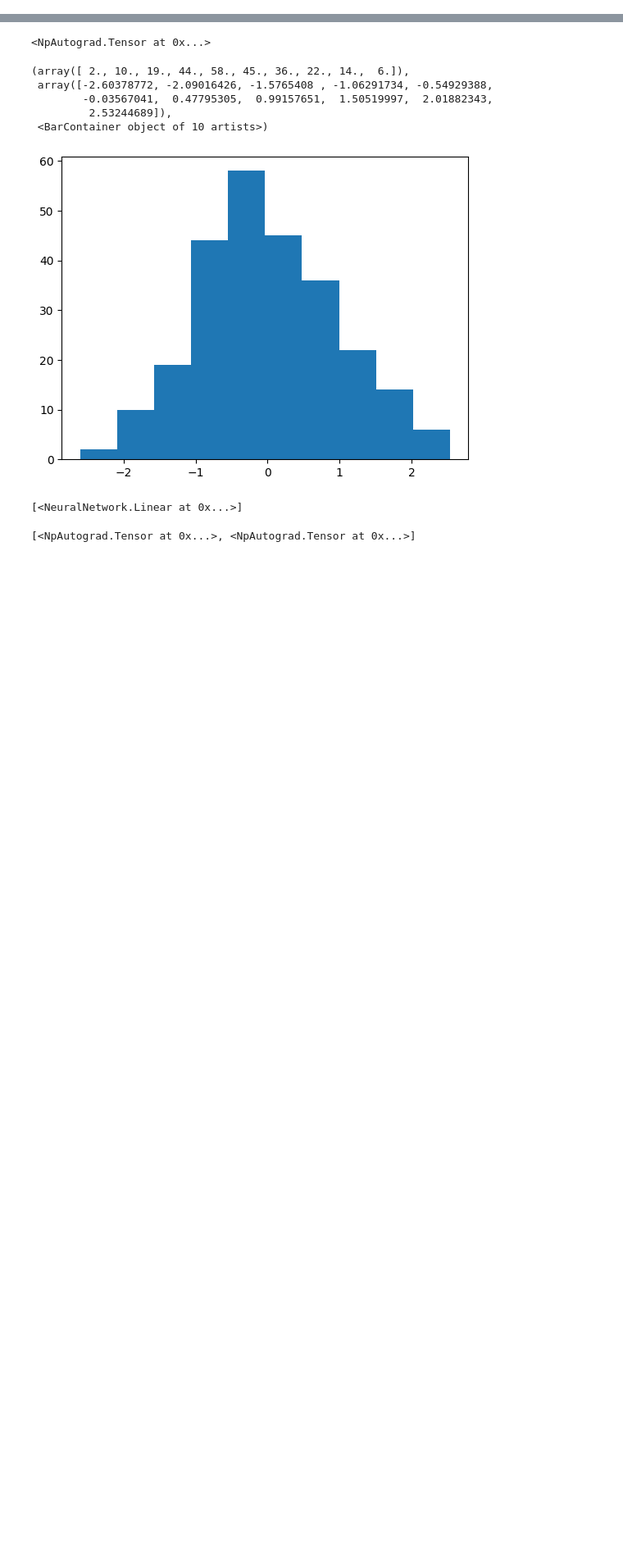
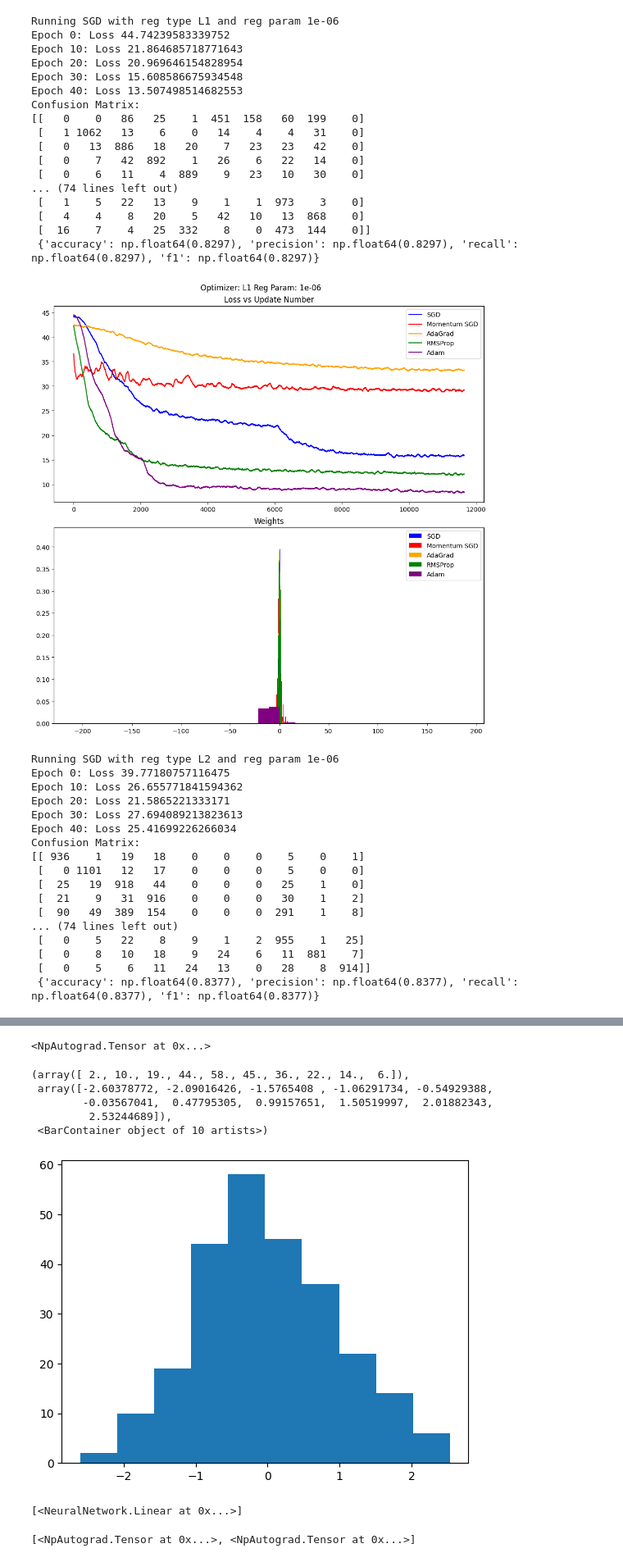
Before and after one commit to JoseMCruzMendez/CodingMLBasics, a Jupyter notebook: NeuralNetworks/NNTesting.ipynb, the cells around one changed output, grey strips where cells are left out. Shown at 82% size. Saved outputs shown, nothing was run; the diff lists cells and outputs as text; code cells hidden in the pictures; blank space fills up the shorter version.

Commit message:
Finished Convnets, starting to test them

```diff
--- a/NeuralNetworks/NNTesting.ipynb
+++ b/NeuralNetworks/NNTesting.ipynb
@@ -85,0 +120,52 @@ test_labels = one_hot(test_labels.astype(np.int32), 10)
+# %%
+for reg_type, reg_param in zip(reg_types, reg_params):
+    fig, axs = plt.subplots(2, figsize=(10,10), constrained_layout=True)
+    for optimizer, color, label, kwargs in zip(optimizers, colors, labels, arglist):
+        print(f"Running {label} with reg type {reg_type} and reg param {reg_param}")
+        losses, params = run_test(optimizer, reg_type, reg_param, epochs=50, **kwargs)
+        losses = np.array(losses)
+        smoothed_losses = (losses.cumsum()[100:] - losses.cumsum()[:-100])/100
+        axs[0].plot(smoothed_losses, color=color, label=label)
+        axs[1].hist(params, color=(color, color), label=label, bins=15, density=True)
+    axs[0].legend()
+    axs[0].set_title(f"Loss vs Update Number")
+    axs[1].legend()
+    axs[1].set_title(f"Weights")
+    fig.suptitle(f"Optimizer: {reg_type} Reg Param: {reg_param}")
+    plt.show()
+# %% [output]
+Running SGD with reg type L1 and reg param 1e-06
+Epoch 0: Loss 44.74239583339752
+Epoch 10: Loss 21.864685718771643
+Epoch 20: Loss 20.969646154828954
+Epoch 30: Loss 15.608586675934548
+Epoch 40: Loss 13.507498514682553
+Confusion Matrix:
+[[   0    0   86   25    1  451  158   60  199    0]
+ [   1 1062   13    6    0   14    4    4   31    0]
+ [   0   13  886   18   20    7   23   23   42    0]
+ [   0    7   42  892    1   26    6   22   14    0]
+ [   0    6   11    4  889    9   23   10   30    0]
+... (74 lines left out)
+ [   1    5   22   13    9    1    1  973    3    0]
+ [   4    4    8   20    5   42   10   13  868    0]
+ [  16    7    4   25  332    8    0  473  144    0]]
+ {'accuracy': np.float64(0.8297), 'precision': np.float64(0.8297), 'recall': np.float64(0.8297), 'f1': np.float64(0.8297)}
+[figure, added]
+Running SGD with reg type L2 and reg param 1e-06
+Epoch 0: Loss 39.77180757116475
+Epoch 10: Loss 26.655771841594362
+Epoch 20: Loss 21.5865221333171
+Epoch 30: Loss 27.694089213823613
+Epoch 40: Loss 25.41699226266034
+Confusion Matrix:
+[[ 936    1   19   18    0    0    0    5    0    1]
+ [   0 1101   12   17    0    0    0    5    0    0]
+ [  25   19  918   44    0    0    0   25    1    0]
+ [  21    9   31  916    0    0    0   30    1    2]
+ [  90   49  389  154    0    0    0  291    1    8]
+... (74 lines left out)
+ [   0    5   22    8    9    1    2  955    1   25]
+ [   0    8   10   18    9   24    6   11  881    7]
+ [   0    5    6   11   24   13    0   28    8  914]]
+ {'accuracy': np.float64(0.8377), 'precision': np.float64(0.8377), 'recall': np.float64(0.8377), 'f1': np.float64(0.8377)}
```
Also changed, not shown: parts of 17 cells of this notebook, 10 other files.
